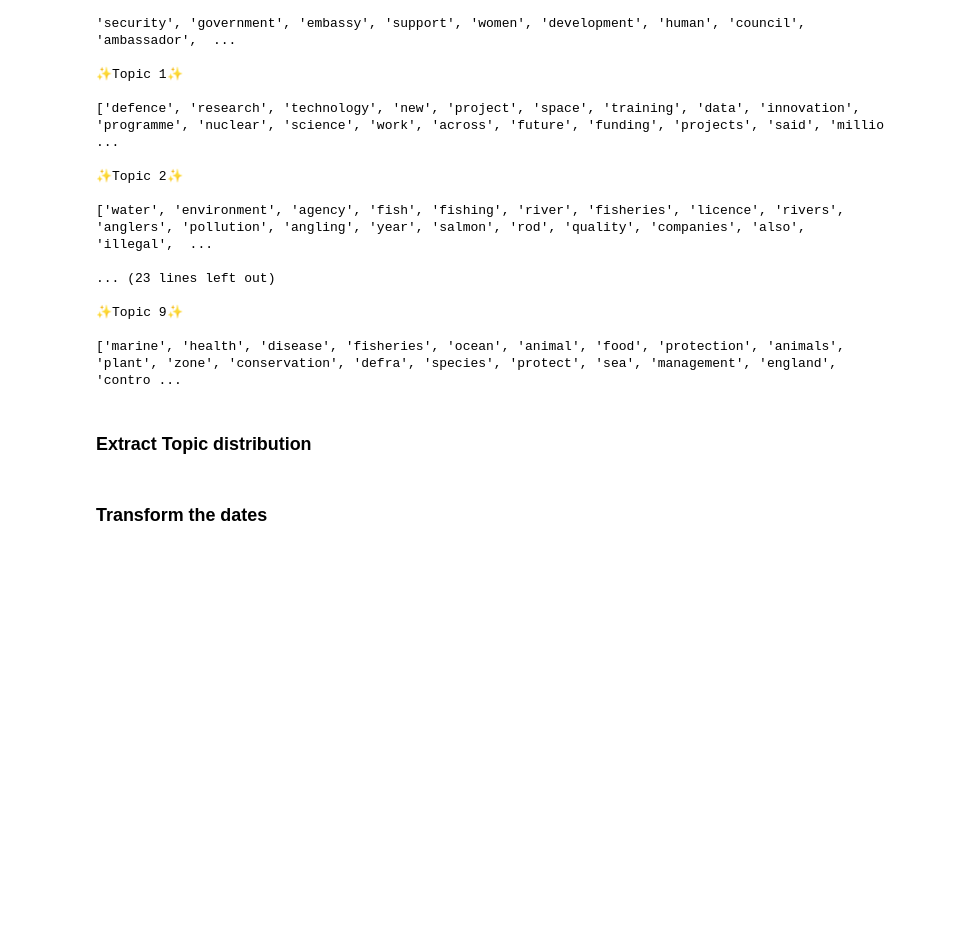
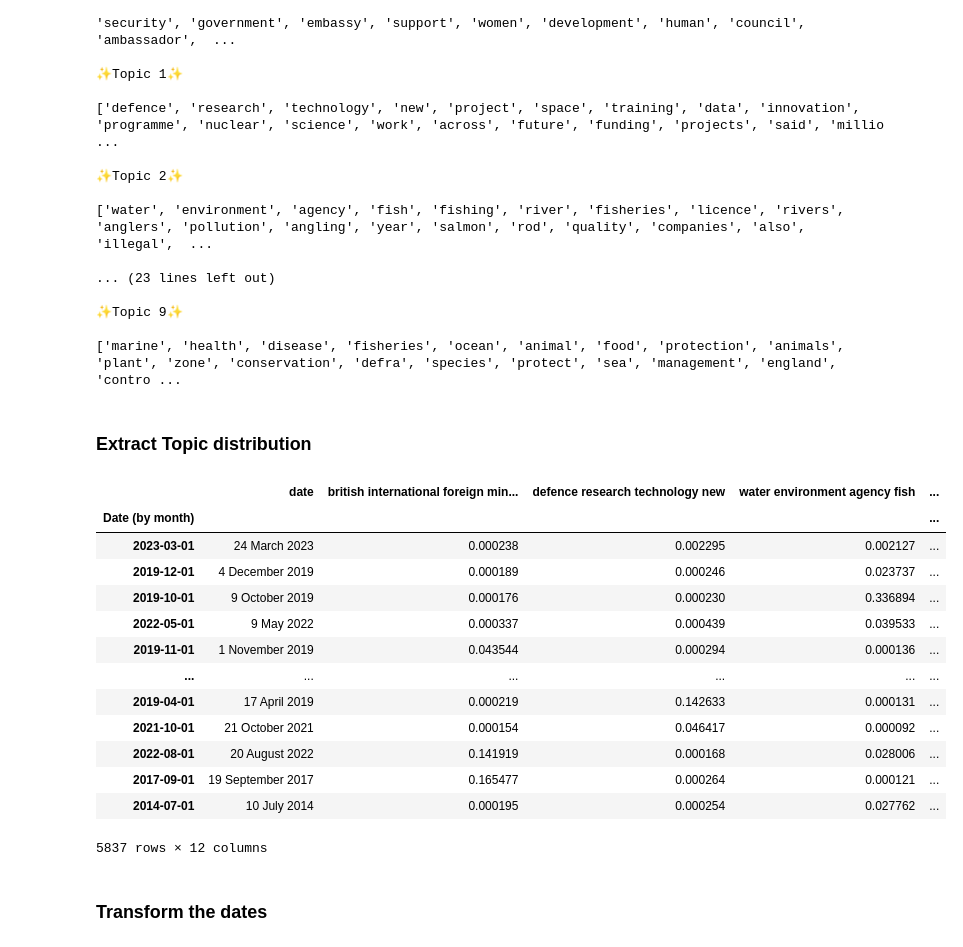
Before and after one commit to MRiffiAslett/Topic-Modelling-for-the-EA-2021, a Jupyter notebook: Cultural_analysis.ipynb, the cells around one changed output. Cells and saved outputs as stored; diff of their text form; code cells hidden in the pictures; blank space fills up the shorter version.

```diff
--- a/Cultural_analysis.ipynb
+++ b/Cultural_analysis.ipynb
@@ -103,6 +119,23 @@ topic_distributions_df.columns = [" ".join(topic[:4]) for topic in topics]
 
 # Concatenate df and topic_distributions_df along the column axis and assign it to trump_df
 topic_distributions_df = pd.concat([df['date'], topic_distributions_df], axis=1)
+# %%
+topic_distributions_df
+# %% [output]
+|  | date | british international foreign min... | defence research technology new | water environment agency fish | ... |
+| Date (by month) |  |  |  |  | ... |
+| 2023-03-01 | 24 March 2023 | 0.000238 | 0.002295 | 0.002127 | ... |
+| 2019-12-01 | 4 December 2019 | 0.000189 | 0.000246 | 0.023737 | ... |
+| 2019-10-01 | 9 October 2019 | 0.000176 | 0.000230 | 0.336894 | ... |
+| 2022-05-01 | 9 May 2022 | 0.000337 | 0.000439 | 0.039533 | ... |
+| 2019-11-01 | 1 November 2019 | 0.043544 | 0.000294 | 0.000136 | ... |
+| ... | ... | ... | ... | ... | ... |
+| 2019-04-01 | 17 April 2019 | 0.000219 | 0.142633 | 0.000131 | ... |
+| 2021-10-01 | 21 October 2021 | 0.000154 | 0.046417 | 0.000092 | ... |
+| 2022-08-01 | 20 August 2022 | 0.141919 | 0.000168 | 0.028006 | ... |
+| 2017-09-01 | 19 September 2017 | 0.165477 | 0.000264 | 0.000121 | ... |
+| 2014-07-01 | 10 July 2014 | 0.000195 | 0.000254 | 0.027762 | ... |
+5837 rows × 12 columns
 # %% [markdown]
 ### Transform the dates
 # %%
```
Also changed, not shown: parts of 11 cells of this notebook, 6 other files.
